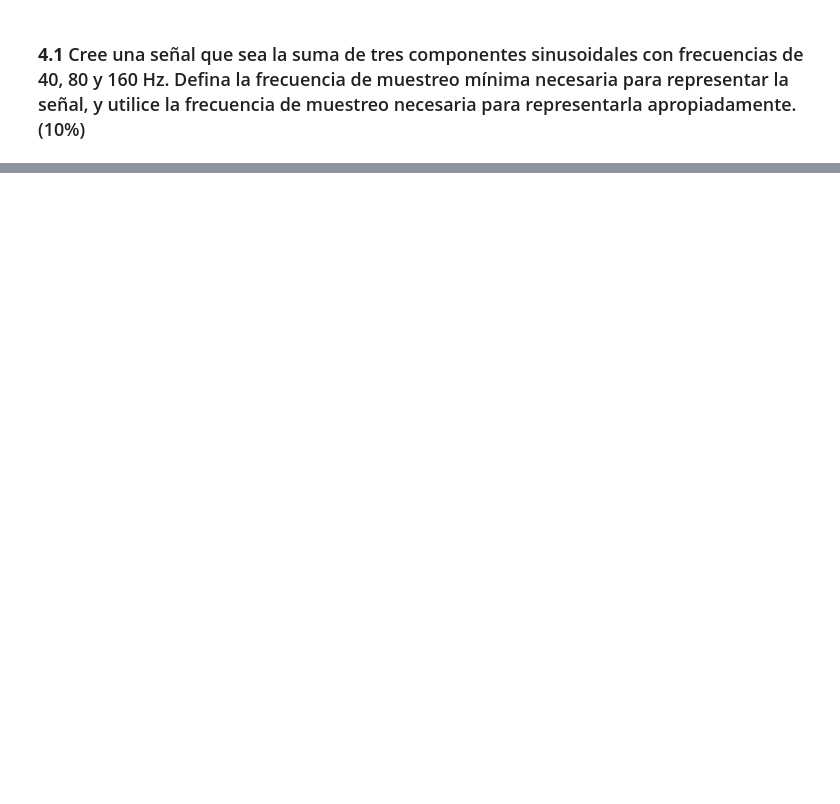
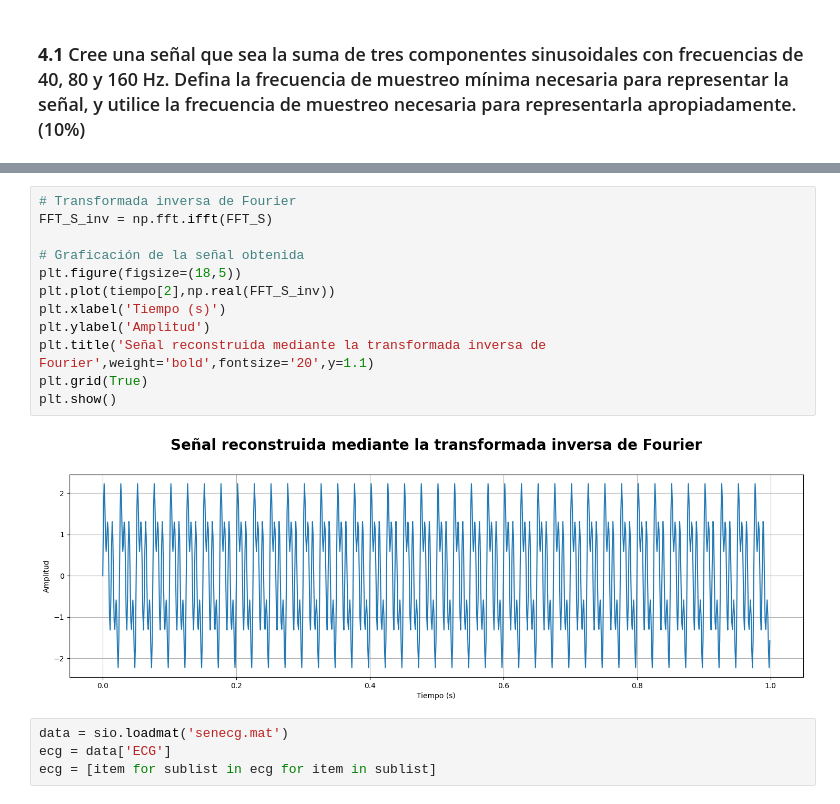
Before and after one commit to julian-rosero/biosenales, a Jupyter notebook: Practica_5/Practica_5.ipynb, the cells around one changed output, grey strips where cells are left out. Drawn from its saved outputs; the diff is of its cells as text; blank space fills up the shorter version.

```diff
--- a/Practica_5/Practica_5.ipynb
+++ b/Practica_5/Practica_5.ipynb
@@ -31,0 +85,18 @@ plt.show()
+# %%
+# Transformada inversa de Fourier
+FFT_S_inv = np.fft.ifft(FFT_S)
+
+# Graficación de la señal obtenida
+plt.figure(figsize=(18,5))
+plt.plot(tiempo[2],np.real(FFT_S_inv))
+plt.xlabel('Tiempo (s)')
+plt.ylabel('Amplitud')
+plt.title('Señal reconstruida mediante la transformada inversa de Fourier',weight='bold',fontsize='20',y=1.1)
+plt.grid(True)
+plt.show()
+# %% [output]
+[figure, added]
+# %%
+data = sio.loadmat('senecg.mat')
+ecg = data['ECG']
+ecg = [item for sublist in ecg for item in sublist]
```
Also changed, not shown: parts of 8 cells of this notebook.
